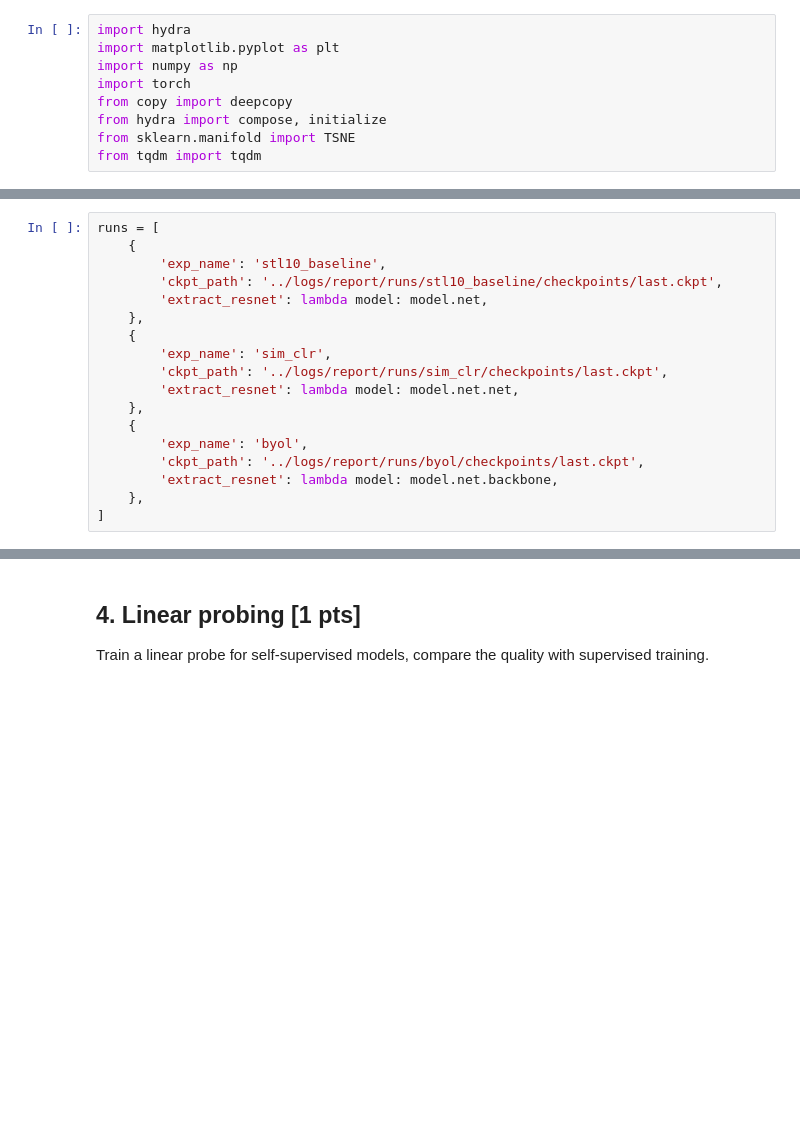
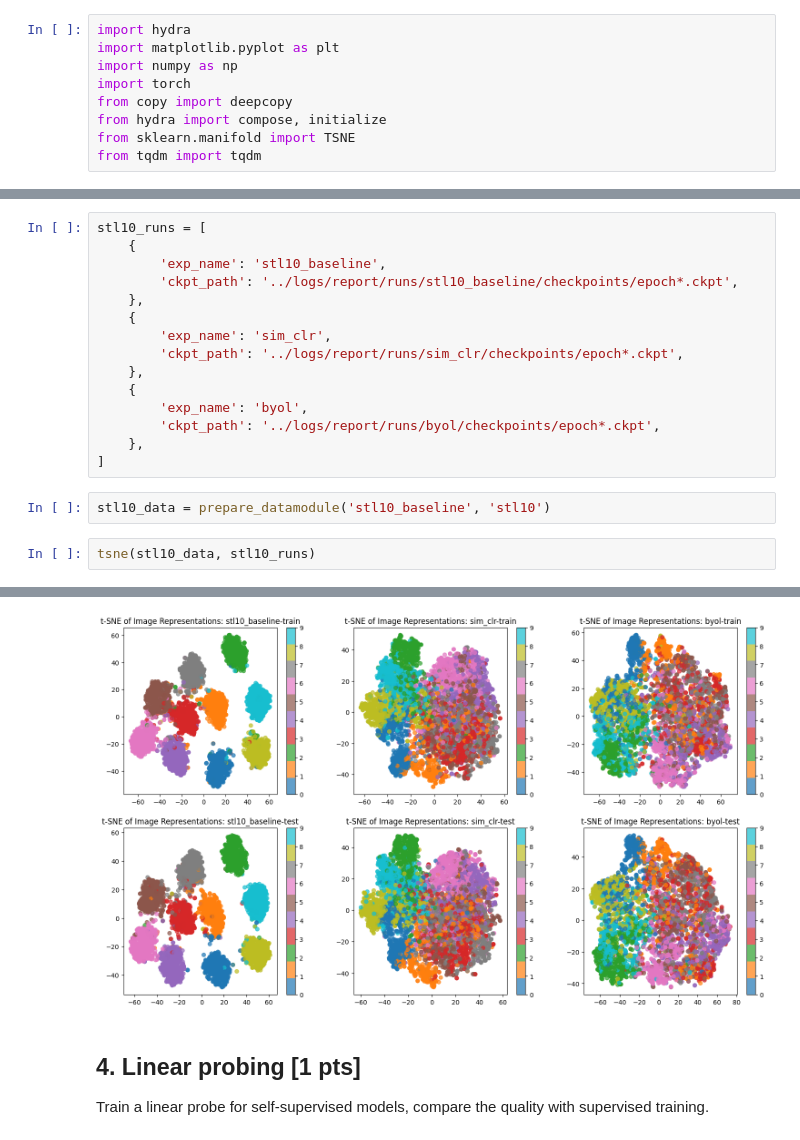
Before and after one commit to MakArtKar/constrastive_learning_lsdl_hw3, a Jupyter notebook: notebooks/homework-week04.ipynb, the cells around one changed output, grey strips where cells are left out. Cells and saved outputs as stored; diff of their text form; blank space fills up the shorter version.

```diff
--- a/notebooks/homework-week04.ipynb
+++ b/notebooks/homework-week04.ipynb
@@ -58,19 +62 @@ data.setup()
-# %%
-runs = [
-    {
-        'exp_name': 'stl10_baseline',
-        'ckpt_path': '../logs/report/runs/stl10_baseline/checkpoints/last.ckpt',
-        'extract_resnet': lambda model: model.net,
-    },
-    {
-        'exp_name': 'sim_clr',
-        'ckpt_path': '../logs/report/runs/sim_clr/checkpoints/last.ckpt',
-        'extract_resnet': lambda model: model.net.net,
-    },
-    {
-        'exp_name': 'byol',
-        'ckpt_path': '../logs/report/runs/byol/checkpoints/last.ckpt',
-        'extract_resnet': lambda model: model.net.backbone,
-    },
-]
 # %%
@@ -123,0 +107,20 @@ plt.show()
+# %%
+stl10_runs = [
+    {
+        'exp_name': 'stl10_baseline',
+        'ckpt_path': '../logs/report/runs/stl10_baseline/checkpoints/epoch*.ckpt',
+    },
+    {
+        'exp_name': 'sim_clr',
+        'ckpt_path': '../logs/report/runs/sim_clr/checkpoints/epoch*.ckpt',
+    },
+    {
+        'exp_name': 'byol',
+        'ckpt_path': '../logs/report/runs/byol/checkpoints/epoch*.ckpt',
+    },
+]
+# %%
+stl10_data = prepare_datamodule('stl10_baseline', 'stl10')
+# %%
+tsne(stl10_data, stl10_runs)
+# %% [output]
@@ -124,3 +132,4 @@ plt.show()
+[figure, added]
 # %% [markdown]
 ## 4. Linear probing [1 pts]
 
```
Also changed, not shown: parts of 9 cells of this notebook, 3 other files.
